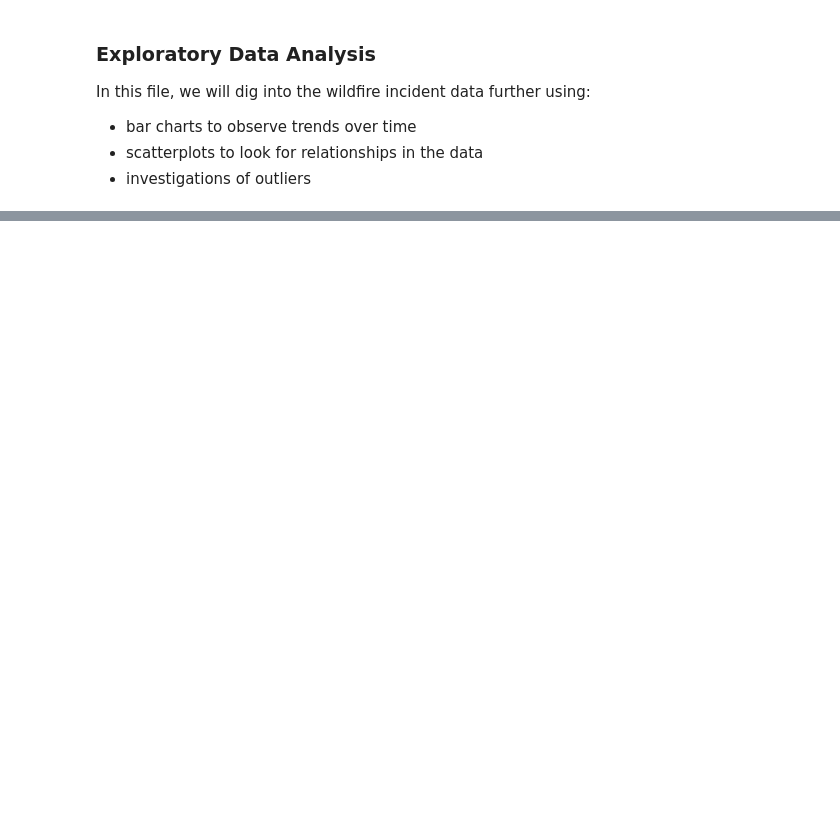
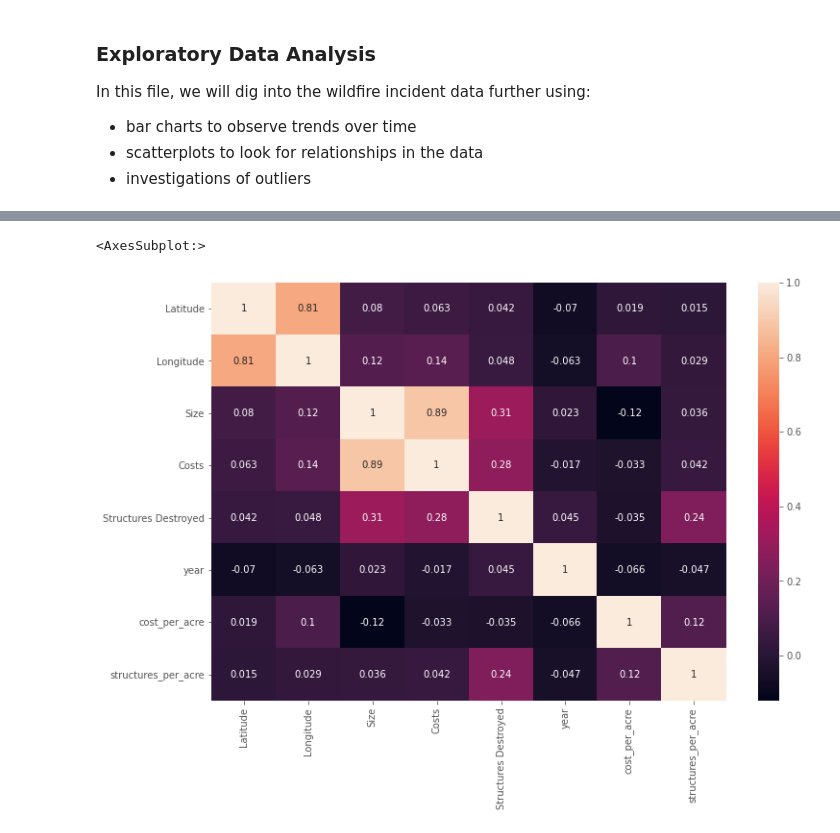
Before and after one commit to jefremides/Project_5, a Jupyter notebook: claire_eda.ipynb, the cells around one changed output, grey strips where cells are left out. Cells and saved outputs as stored; diff of their text form; code cells hidden in the pictures; blank space fills up the shorter version.

```diff
--- a/claire_eda.ipynb
+++ b/claire_eda.ipynb
@@ -34,3 +41,9 @@ fires_df_clean.groupby('year')['Size'].sum().plot(kind='bar');
+# %%
+plt.subplots(figsize=(12,8))
+sns.heatmap(fires_df_clean.corr(), annot=True)
+# %% [output]
+<AxesSubplot:>
+[figure, added]
 # %%
 plt.style.use('ggplot')
 plt.subplots(figsize=(10,8))
```
Also changed, not shown: parts of 25 cells of this notebook, 5 other files.
